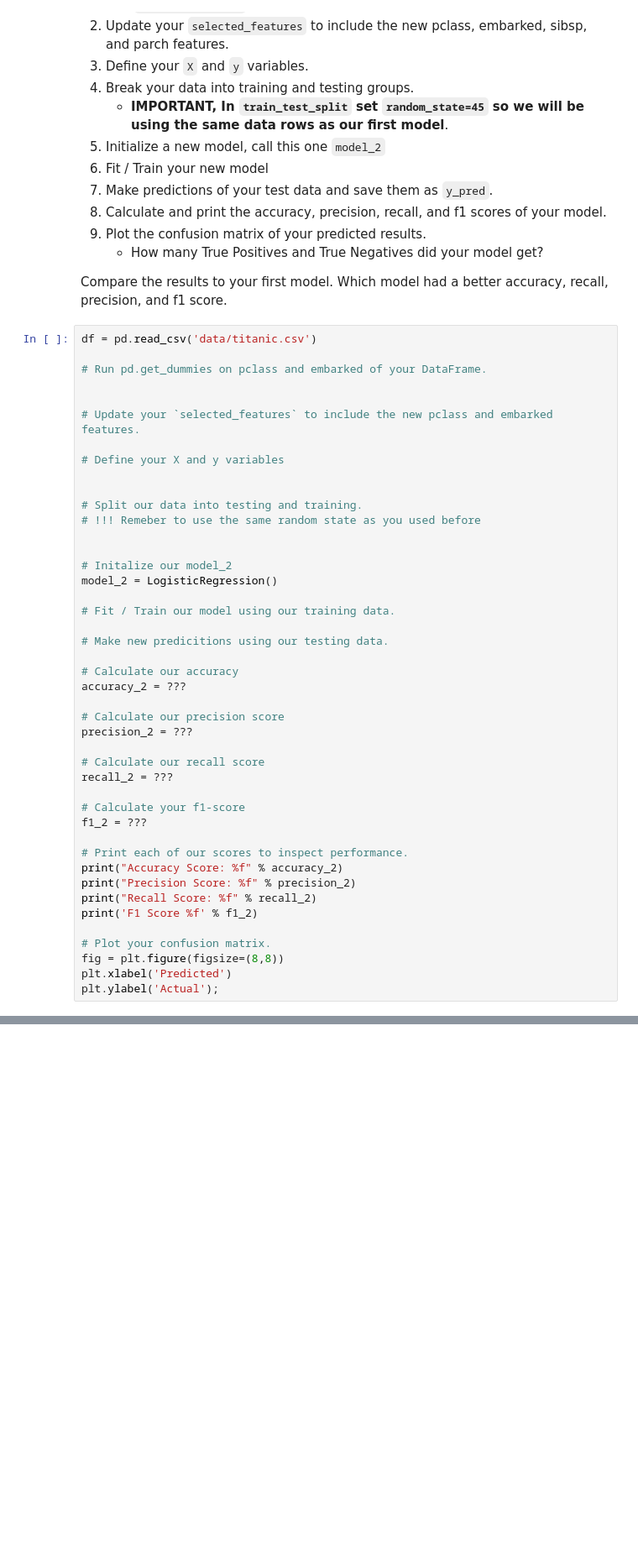
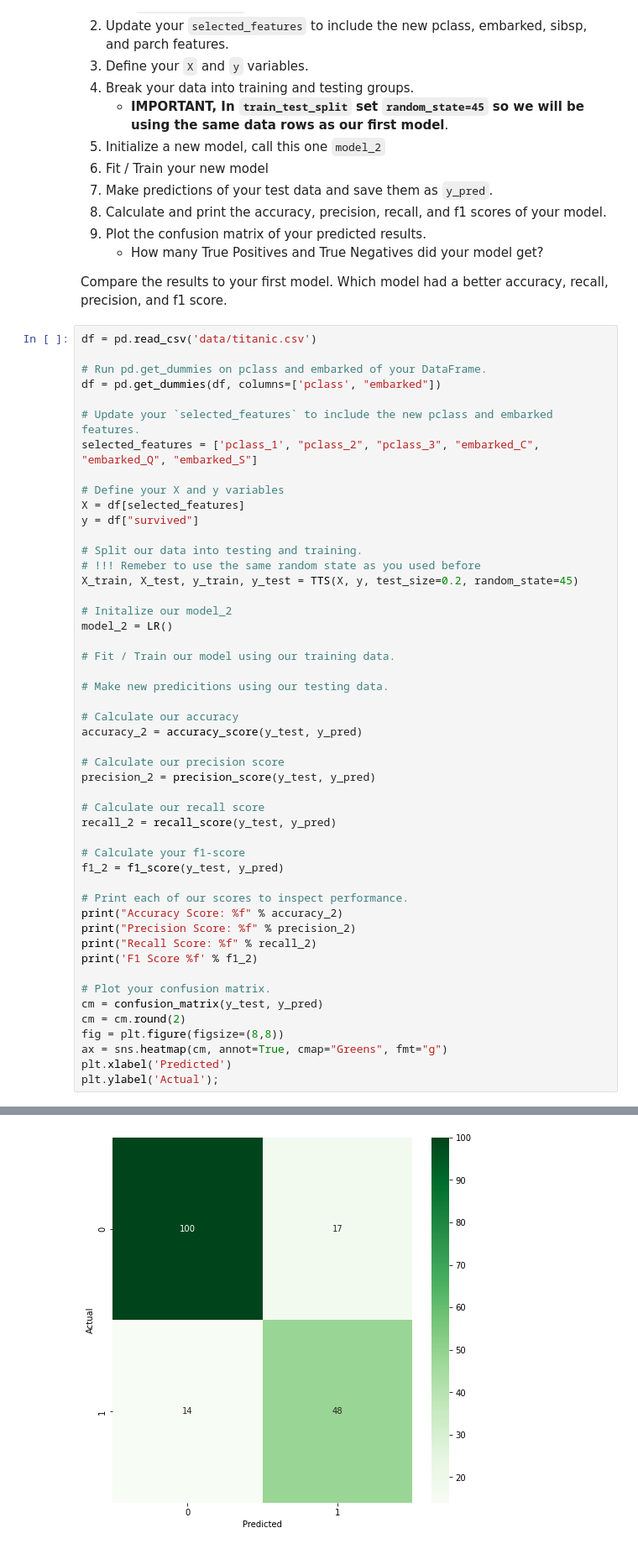
Before and after one commit to edenerio/2022-fall-data-science, a Jupyter notebook: Week-03-Intro-To-ML/Exercise-Logistic-Regression.ipynb, the cells around one changed output, grey strips where cells are left out. Shown at 84% size. Saved outputs shown, nothing was run; the diff lists cells and outputs as text; blank space fills up the shorter version.

```diff
--- a/Week-03-Intro-To-ML/Exercise-Logistic-Regression.ipynb
+++ b/Week-03-Intro-To-ML/Exercise-Logistic-Regression.ipynb
@@ -177,35 +199,37 @@ Compare the results to your first model. Which model had a better accuracy, reca
 df = pd.read_csv('data/titanic.csv')
 
 # Run pd.get_dummies on pclass and embarked of your DataFrame.
-
+df = pd.get_dummies(df, columns=['pclass', "embarked"])
 
 # Update your `selected_features` to include the new pclass and embarked features.
+selected_features = ['pclass_1', "pclass_2", "pclass_3", "embarked_C", "embarked_Q", "embarked_S"]
 
 # Define your X and y variables
-
+X = df[selected_features]
+y = df["survived"]
 
 # Split our data into testing and training.
 # !!! Remeber to use the same random state as you used before
-
+X_train, X_test, y_train, y_test = TTS(X, y, test_size=0.2, random_state=45)
 
 # Initalize our model_2
-model_2 = LogisticRegression()
+model_2 = LR()
 
 # Fit / Train our model using our training data.
 
 # Make new predicitions using our testing data.
 
 # Calculate our accuracy
-accuracy_2 = ???
+accuracy_2 = accuracy_score(y_test, y_pred)
 
 # Calculate our precision score
-precision_2 = ???
+precision_2 = precision_score(y_test, y_pred)
 
 # Calculate our recall score
-recall_2 = ???
+recall_2 = recall_score(y_test, y_pred)
 
 # Calculate your f1-score
-f1_2 = ???
+f1_2 = f1_score(y_test, y_pred)
 
 # Print each of our scores to inspect performance.
 print("Accuracy Score: %f" % accuracy_2)
@@ -214,6 +238,10 @@ print("Recall Score: %f" % recall_2)
 print('F1 Score %f' % f1_2)
 
 # Plot your confusion matrix.
+cm = confusion_matrix(y_test, y_pred)
+cm = cm.round(2)
 fig = plt.figure(figsize=(8,8))
+ax = sns.heatmap(cm, annot=True, cmap="Greens", fmt="g")
 plt.xlabel('Predicted')
 plt.ylabel('Actual');
+# %% [output]
@@ -220,3 +252,4 @@ plt.ylabel('Actual');
+[figure, added]
 # %% [markdown]
 # EXTRA CREDIT
 * Use age as a feature.
```
Also changed, not shown: parts of 11 cells of this notebook, 1 other file.
